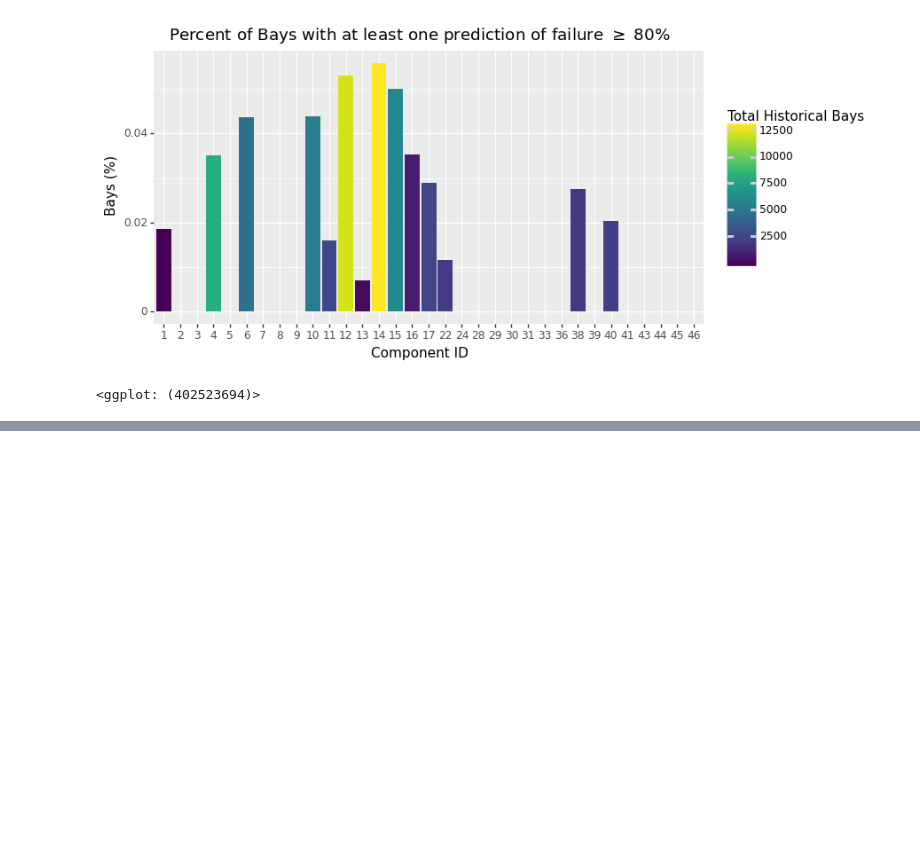
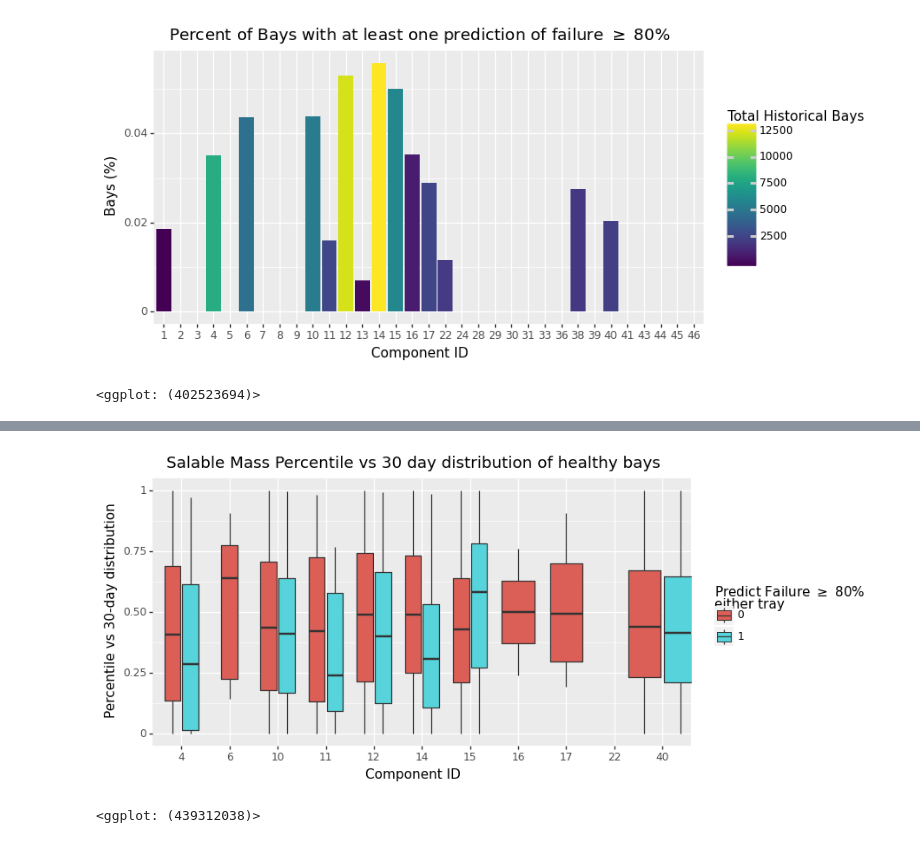
Before and after one commit to pmccarthy-bowery/analyses, a Jupyter notebook: 20221122 - Impact of Bay Partner Termination.ipynb, the cells around one changed output, grey strips where cells are left out. Saved outputs shown, nothing was run; the diff lists cells and outputs as text; code cells hidden in the pictures; blank space fills up the shorter version.

```diff
--- a/20221122 - Impact of Bay Partner Termination.ipynb
+++ b/20221122 - Impact of Bay Partner Termination.ipynb
@@ -567,0 +721,16 @@ total = (
+# %%
+(
+    df_results
+        .query("COMPLETED_ON_SCHEDULED < datetime.date(2022,7,19)")
+        .query("COMPLETED_ON_SCHEDULED >= datetime.date(2022,5,1)")
+    .assign(PREDICT_ANY_FAILURE = lambda d: pd.Categorical(d['PREDICT_ANY_FAILURE']))
+    .assign(COMPONENT_ID = lambda d: pd.Categorical(d['COMPONENT_ID']))
+    .pipe(lambda d: ggplot(d, aes(x='COMPONENT_ID',y='pctle',fill='PREDICT_ANY_FAILURE'))
+          + geom_boxplot()
+          + theme(figure_size=(8,4))
+          + labs(x='Component ID',y='Percentile vs 30-day distribution',fill="Predict Failure $\geq$ 80%\neither tray")
+          + ggtitle("Salable Mass Percentile vs 30 day distribution of healthy bays"))
+)
+# %% [output]
+[figure, added]
+<ggplot: (439312038)>
```
Also changed, not shown: parts of 26 cells of this notebook.
